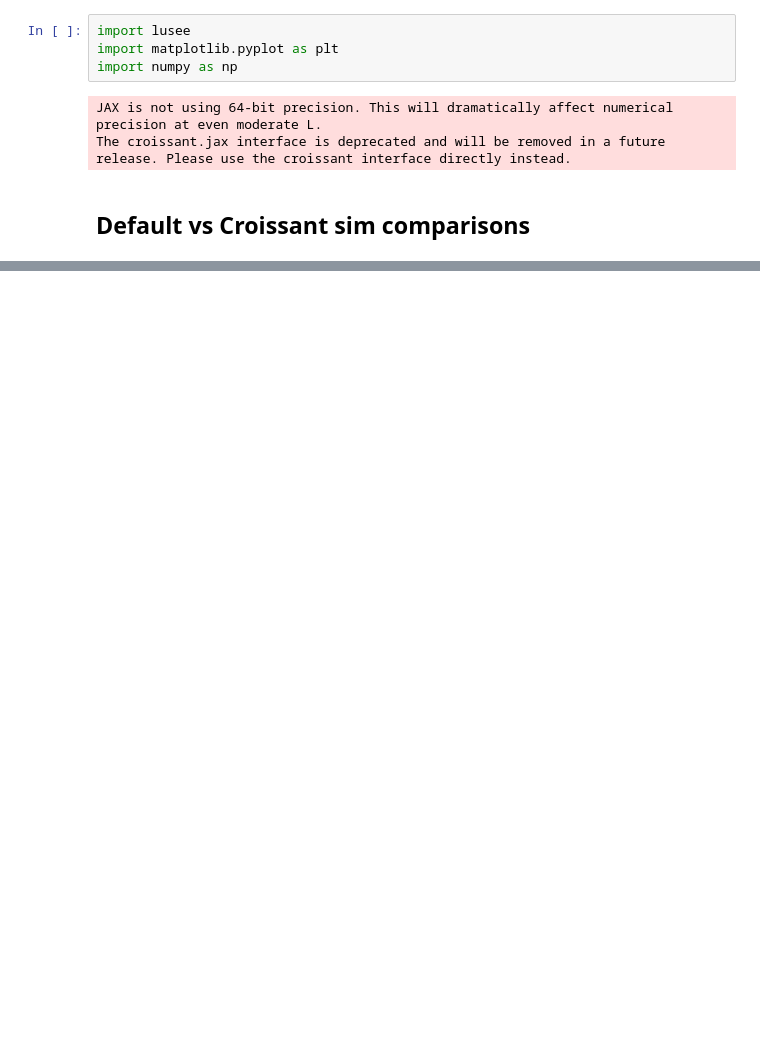
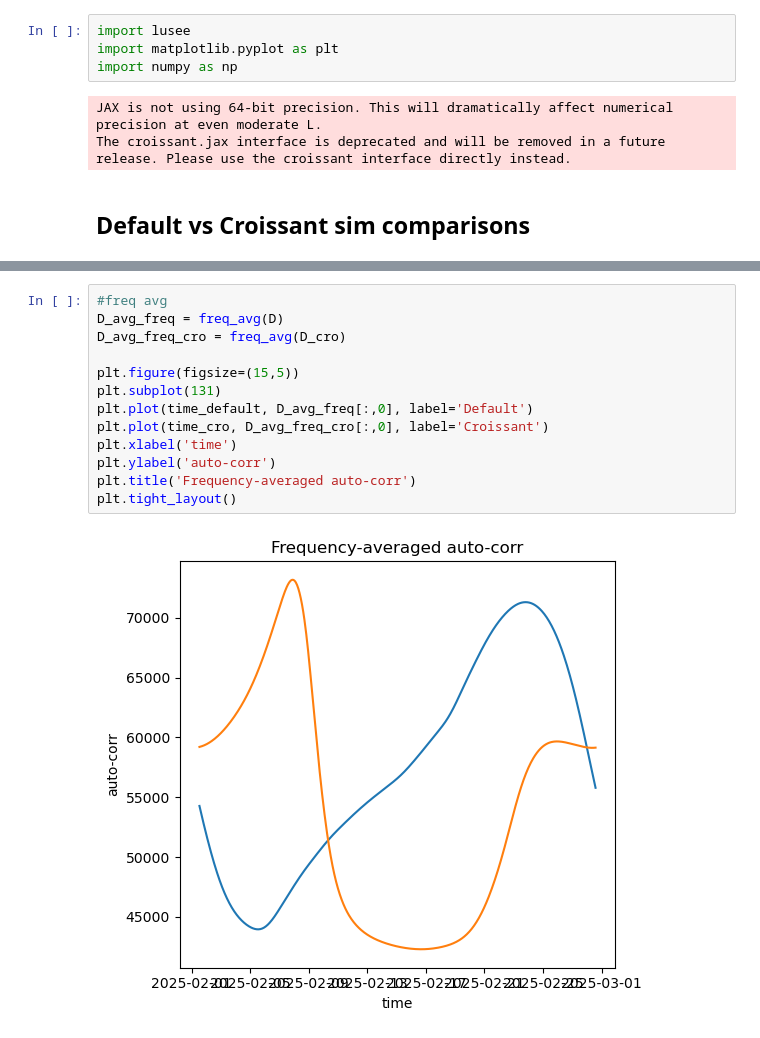
Before and after one commit to lusee-night/luseepy, a Jupyter notebook: simulation/output/plot_default_vs_cro_sims.ipynb, the cells around one changed output, grey strips where cells are left out. Drawn from its saved outputs; the diff is of its cells as text; blank space fills up the shorter version.

```diff
--- a/simulation/output/plot_default_vs_cro_sims.ipynb
+++ b/simulation/output/plot_default_vs_cro_sims.ipynb
@@ -80,0 +100,15 @@ plt.show()
+# %%
+#freq avg
+D_avg_freq = freq_avg(D)
+D_avg_freq_cro = freq_avg(D_cro)
+
+plt.figure(figsize=(15,5))
+plt.subplot(131)
+plt.plot(time_default, D_avg_freq[:,0], label='Default')
+plt.plot(time_cro, D_avg_freq_cro[:,0], label='Croissant')
+plt.xlabel('time')
+plt.ylabel('auto-corr')
+plt.title('Frequency-averaged auto-corr')
+plt.tight_layout()
+# %% [output]
+[figure, added]
```
Also changed, not shown: parts of 18 cells of this notebook, 2 other files.
